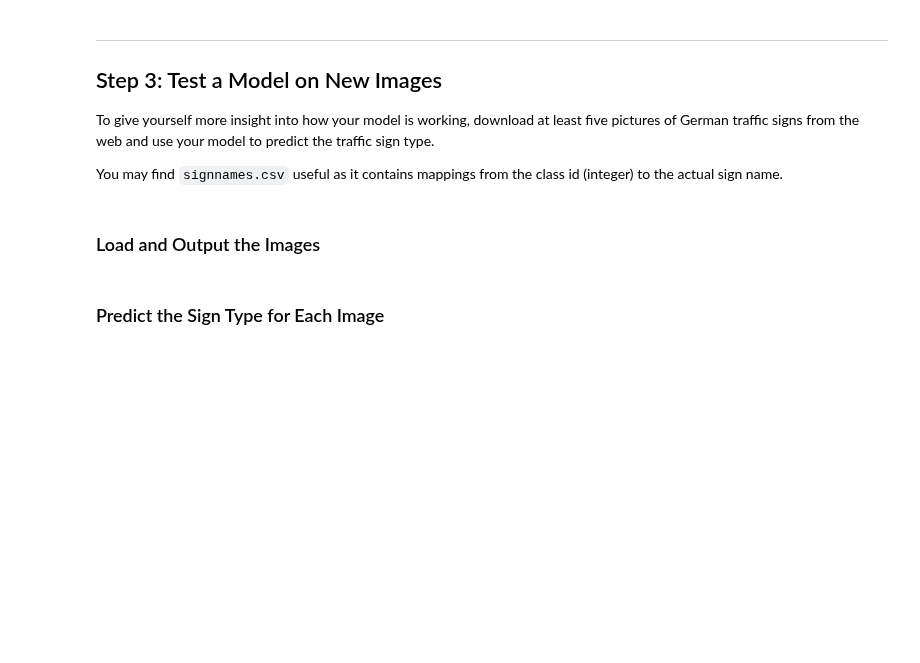
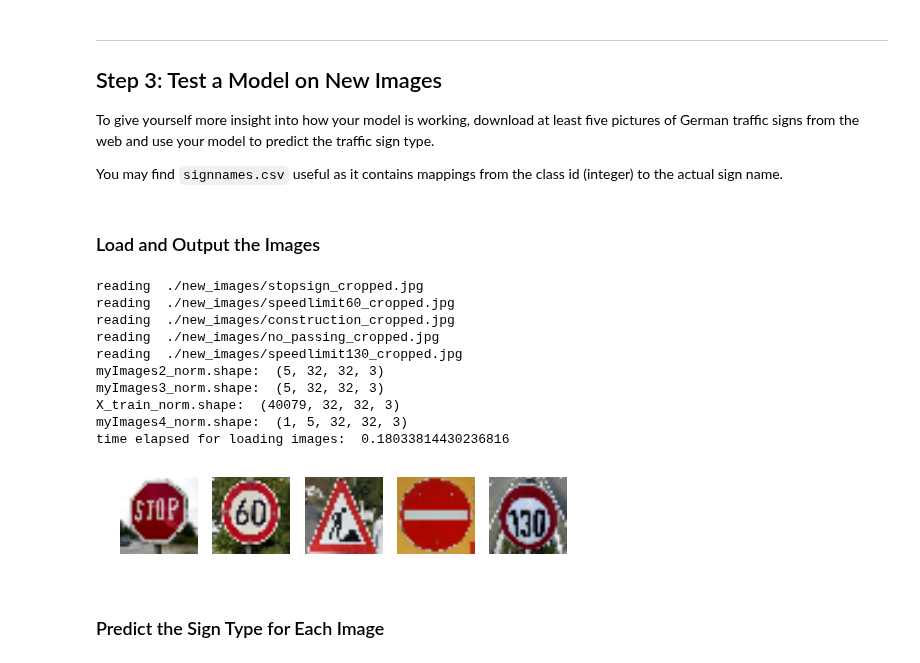
Before and after one commit to patman77/SDCE_nanodegree, a Jupyter notebook: Term1/Project2_Traffic_Sign_Classifier_Project/Traffic_Sign_Classifier.ipynb, the cells around one changed output. Saved outputs shown, nothing was run; the diff lists cells and outputs as text; code cells hidden in the pictures; blank space fills up the shorter version.

```diff
--- a/Term1/Project2_Traffic_Sign_Classifier_Project/Traffic_Sign_Classifier.ipynb
+++ b/Term1/Project2_Traffic_Sign_Classifier_Project/Traffic_Sign_Classifier.ipynb
@@ -397,13 +421,17 @@ for classIndex in tqdm(range(n_classes)):
             newImg = X_train_norm[trainsetPositions[0][fillIndex%trainsetPositionNum]]
             #print('newImg.shape=', newImg.shape)
             #newImg = dataAugmentationWarp(dataAugmentationTranslate(newImg)) # takes much time
-            randomIndex = random.randint(0,2)
-            if 0 == randomIndex:
-                newImg = dataAugmentationTranslate(newImg)
-            elif 1 == randomIndex:
-                newImg = dataAugmentationWarp(newImg)
-            elif 2 == randomIndex:
-                newImg = dataAugmentationPerspective(newImg)
+            randomIndex = random.randint(0,3)
+#            if 0 == randomIndex:
+#                newImg = dataAugmentationTranslate(newImg)
+#            elif 1 == randomIndex:
+#                newImg = dataAugmentationWarp(newImg)
+#            elif 2 == randomIndex:
+#                newImg = dataAugmentationContrast(newImg)
+#            elif 3 == randomIndex:
+#                newImg = dataAugmentationPerspective(newImg)
+            mewImg = dataAugmentationTranslate(dataAugmentationWarp(dataAugmentationContrast(dataAugmentationPerspective(imwImg))))
+
             #print('newImg2.shape=', newImg.shape)
             X_train_norm = np.concatenate((X_train_norm, [newImg]), axis=0)
             y_train = np.concatenate((y_train, [classIndex]), axis=0)
@@ -650,38 +717,53 @@ You may find `signnames.csv` useful as it contains mappings from the class id (i
 # insired by https://stackoverflow.com/questions/40430186/tensorflow-valueerror-cannot-feed-value-of-shape-64-64-3-for-tensor-uplace to get image dimensions right
 
 import glob
 import matplotlib.image as mpimg
 import cv2
 import time
 
 start = time.time()
 
 figure, axes = plt.subplots(1,5,figsize=(8,8))
 figure.subplots_adjust(hspace = 0.5, wspace=0.2)
 
 myImages = []
 
 for i, filename in enumerate(glob.glob('./new_images/*_cropped.jp*g')):
     img = cv2.imread(filename)
     print('reading ', filename)
     #if filename.contains('construction.jpg'):
     #    print('aha')
-    dstImg = cv2.resize(img, (28, 28), interpolation = cv2.INTER_LANCZOS4) # only 5 images, can use a slow but good interpolation scheme
+    dstImg = cv2.resize(img, (32, 32), interpolation = cv2.INTER_LANCZOS4) # only 5 images, can use a slow but good interpolation scheme
     lab = cv2.cvtColor(dstImg, cv2.COLOR_BGR2LAB)
     cv2.imshow("lab",lab)    #dstImg2 = np.array(dstImg).reshape(1, 28,28,3)
     axes[i].axis('off')
     axes[i].imshow(cv2.cvtColor(dstImg, cv2.COLOR_BGR2RGB))
     #np.expand_dims(dstImg, axis=0)
     myImages.append(dstImg)
 
 myImages2      = np.array(myImages)
 myImages2_norm = np.array((myImages2 - 128.0)/128.0)
-print(myImages2_norm.shape)
-myImages3_norm = np.reshape(myImages2_norm, (-1, 28, 28, 3))
-print(myImages3_norm.shape)
-print(X_train_norm.shape)
+print('myImages2_norm.shape: ', myImages2_norm.shape)
+myImages3_norm = np.reshape(myImages2_norm, (-1, 32, 32, 3))
+print('myImages3_norm.shape: ', myImages3_norm.shape)
+print('X_train_norm.shape: ', X_train_norm.shape)
 end = time.time()
+myImages4_norm = np.array([myImages3_norm])
+myImages4_norm = np.reshape(myImages4_norm, (-1, 5, 32, 32, 3))
+print('myImages4_norm.shape: ', myImages4_norm.shape)
 print('time elapsed for loading images: ', end - start)
+# %% [output]
+reading  ./new_images/stopsign_cropped.jpg
+reading  ./new_images/speedlimit60_cropped.jpg
+reading  ./new_images/construction_cropped.jpg
+reading  ./new_images/no_passing_cropped.jpg
+reading  ./new_images/speedlimit130_cropped.jpg
+myImages2_norm.shape:  (5, 32, 32, 3)
+myImages3_norm.shape:  (5, 32, 32, 3)
+X_train_norm.shape:  (40079, 32, 32, 3)
+myImages4_norm.shape:  (1, 5, 32, 32, 3)
+time elapsed for loading images:  0.18033814430236816
+[figure, added]
 # %% [markdown]
 ### Predict the Sign Type for Each Image
 # %%
```
Also changed, not shown: parts of 14 cells of this notebook.
